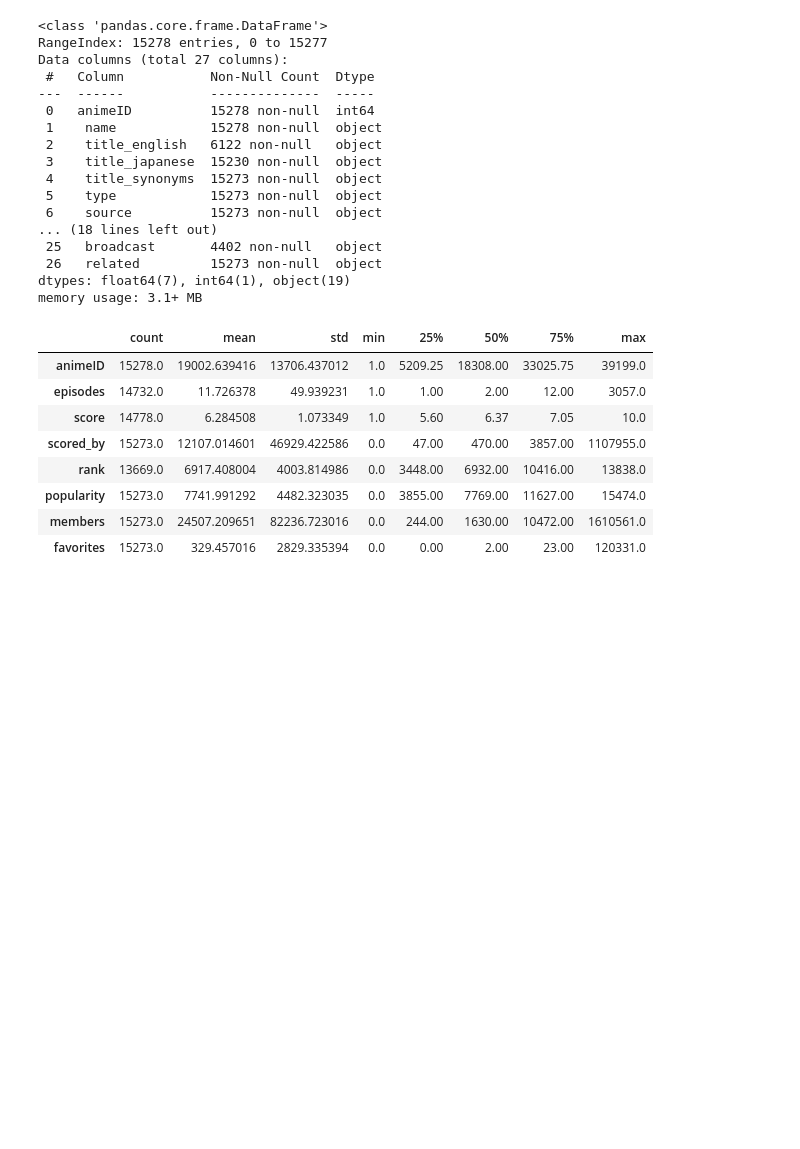
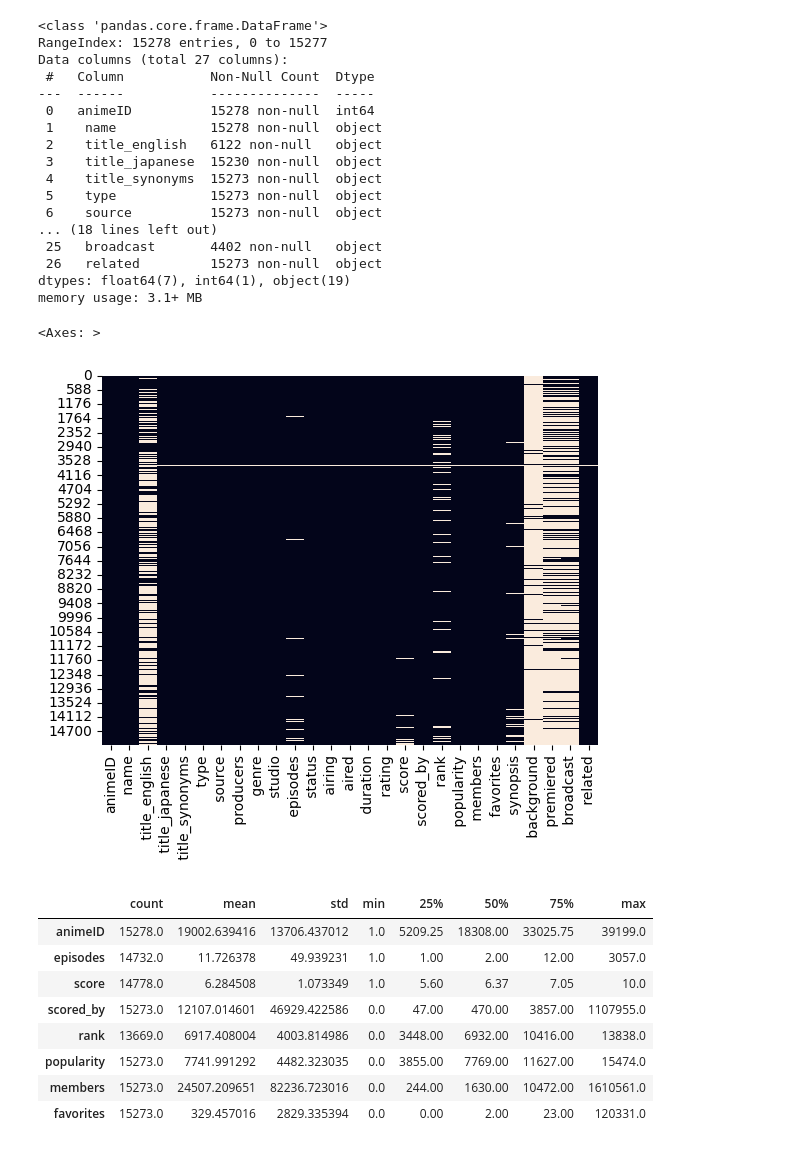
Before and after one commit to CrisDAndres/analisis_datos_proyecto1, a Jupyter notebook: analisis_anime.ipynb, the cells around one changed output. Cells and saved outputs as stored; diff of their text form; code cells hidden in the pictures; blank space fills up the shorter version.

Commit message:
data visualization

```diff
--- a/analisis_anime.ipynb
+++ b/analisis_anime.ipynb
@@ -20,7 +22,7 @@ pd.set_option('display.max_columns', None)
 ### 1. Importa los datos
 # %%
 # Método para importar
-data = pd.read_csv(r'C:\Users\kina5\Desktop\Bootcamp\Temario\Modulo_1\06-Preprocesamiento de datos\practica_anime\Data\Anime.csv')
+data = pd.read_csv(r'C:\Users\kina5\Desktop\Bootcamp\Temario\Modulo_1\06-Preprocesamiento_datos\practica_anime\Data\Anime.csv')
 
 # He copiado la ruta del csv con copy path
 # La r nos permite movernos entre directorios cuando damos una orden
@@ -62,6 +64,11 @@ Data columns (total 27 columns):
  26   related         15273 non-null  object
 dtypes: float64(7), int64(1), object(19)
 memory usage: 3.1+ MB
+# %%
+sns.heatmap(df.isnull(), cbar=False) # Vemos los nulos con un gráfico heatmap
+# %% [output]
+<Axes: >
+[figure, added]
 # %%
 df.describe().transpose() # Ver los parámetros descriptivos de esos datos
 # %% [output]
```
Also changed, not shown: parts of 33 cells of this notebook, 1 other file.
